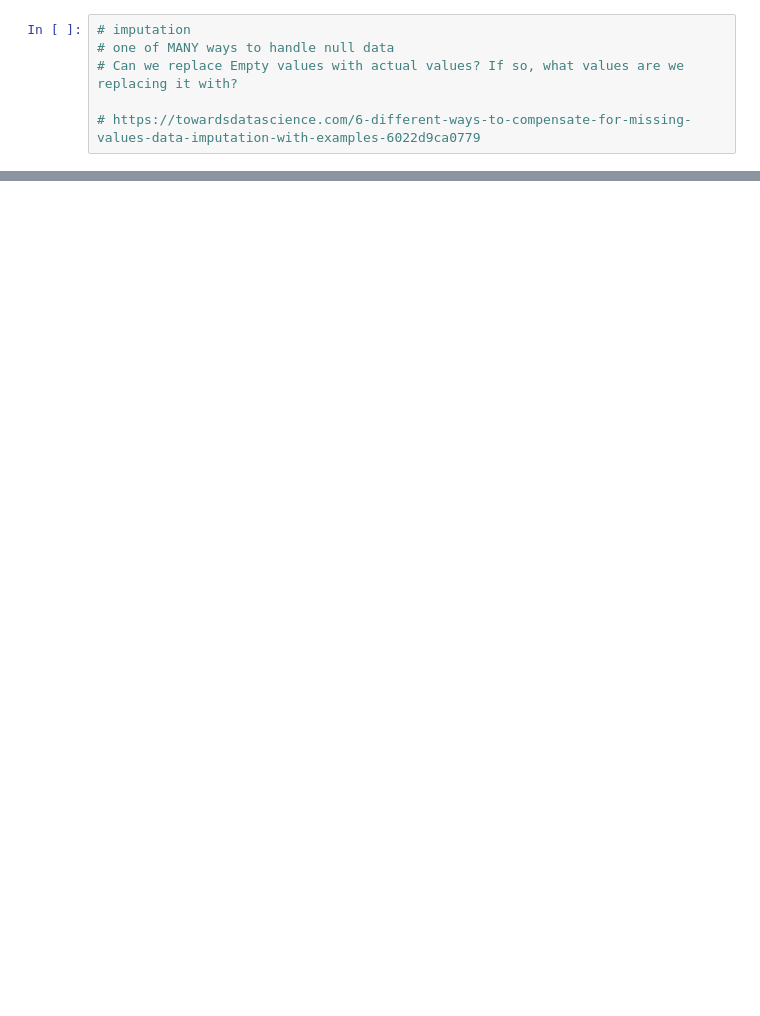
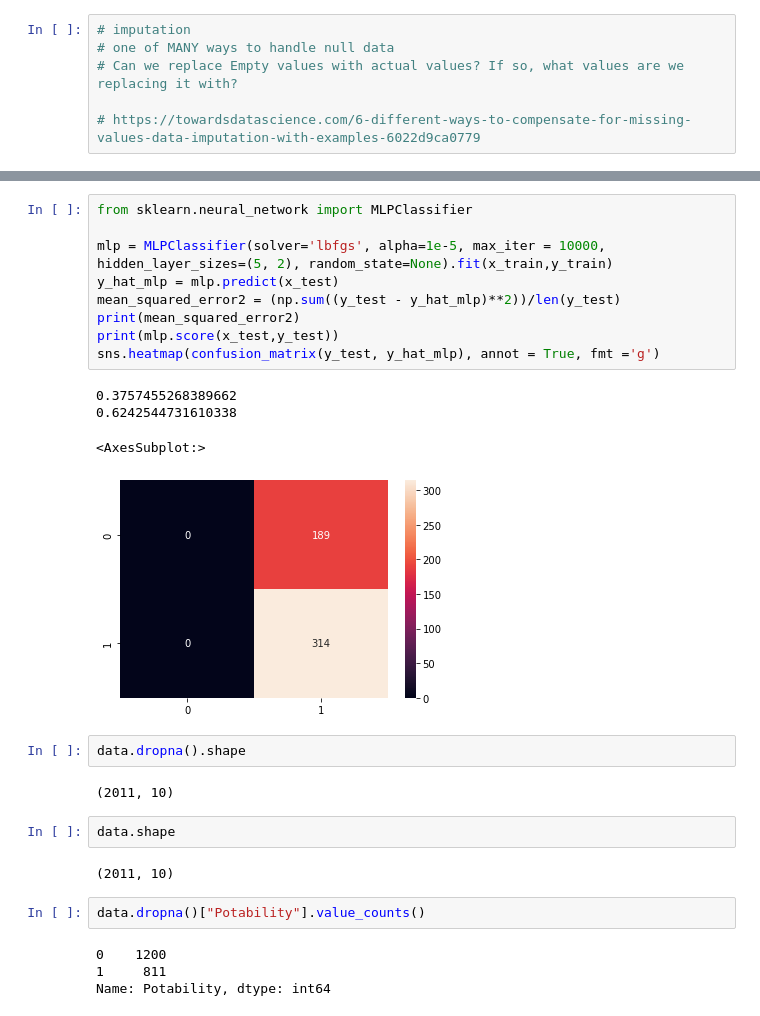
Before and after one commit to gprasad125/SC2022-BatchB-python-enjoyers, a Jupyter notebook: finalProject/EDA.ipynb, the cells around one changed output, grey strips where cells are left out. Saved outputs shown, nothing was run; the diff lists cells and outputs as text; blank space fills up the shorter version.

```diff
--- a/finalProject/EDA.ipynb
+++ b/finalProject/EDA.ipynb
@@ -316,0 +348,28 @@ Name: Chloramines, Length: 3276, dtype: float64
+# %%
+from sklearn.neural_network import MLPClassifier
+
+mlp = MLPClassifier(solver='lbfgs', alpha=1e-5, max_iter = 10000, hidden_layer_sizes=(5, 2), random_state=None).fit(x_train,y_train)
+y_hat_mlp = mlp.predict(x_test)
+mean_squared_error2 = (np.sum((y_test - y_hat_mlp)**2))/len(y_test)
+print(mean_squared_error2)
+print(mlp.score(x_test,y_test))
+sns.heatmap(confusion_matrix(y_test, y_hat_mlp), annot = True, fmt ='g')
+# %% [output]
+0.3757455268389662
+0.6242544731610338
+<AxesSubplot:>
+[figure, added]
+# %%
+data.dropna().shape
+# %% [output]
+(2011, 10)
+# %%
+data.shape
+# %% [output]
+(2011, 10)
+# %%
+data.dropna()["Potability"].value_counts()
+# %% [output]
+0    1200
+1     811
+Name: Potability, dtype: int64
```
Also changed, not shown: parts of 16 cells of this notebook, 12 other files.
